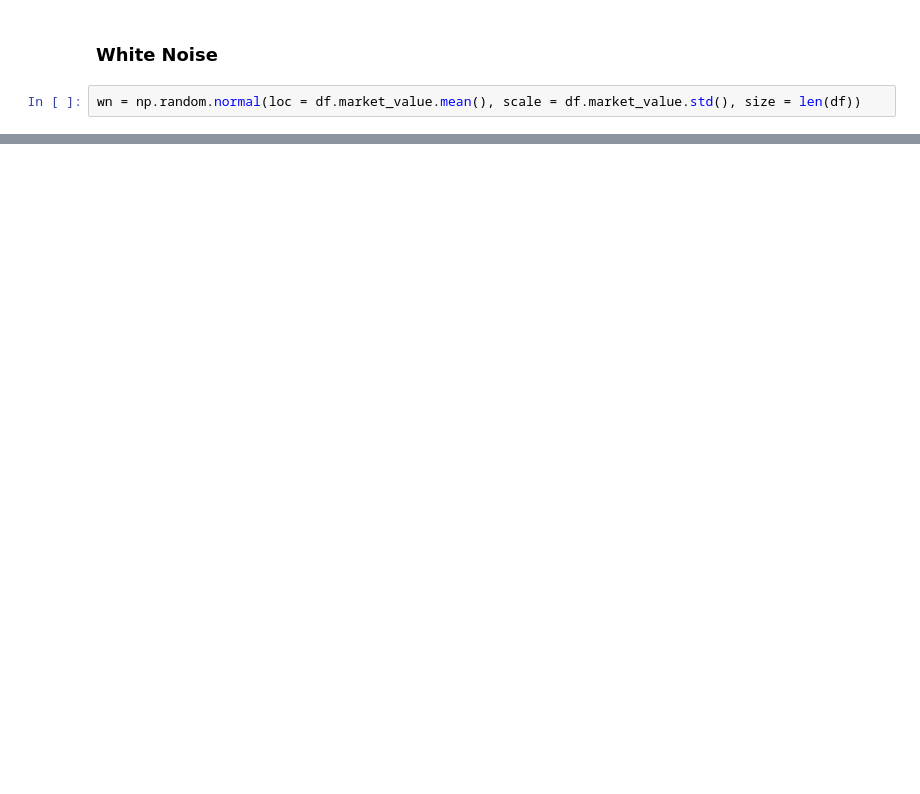
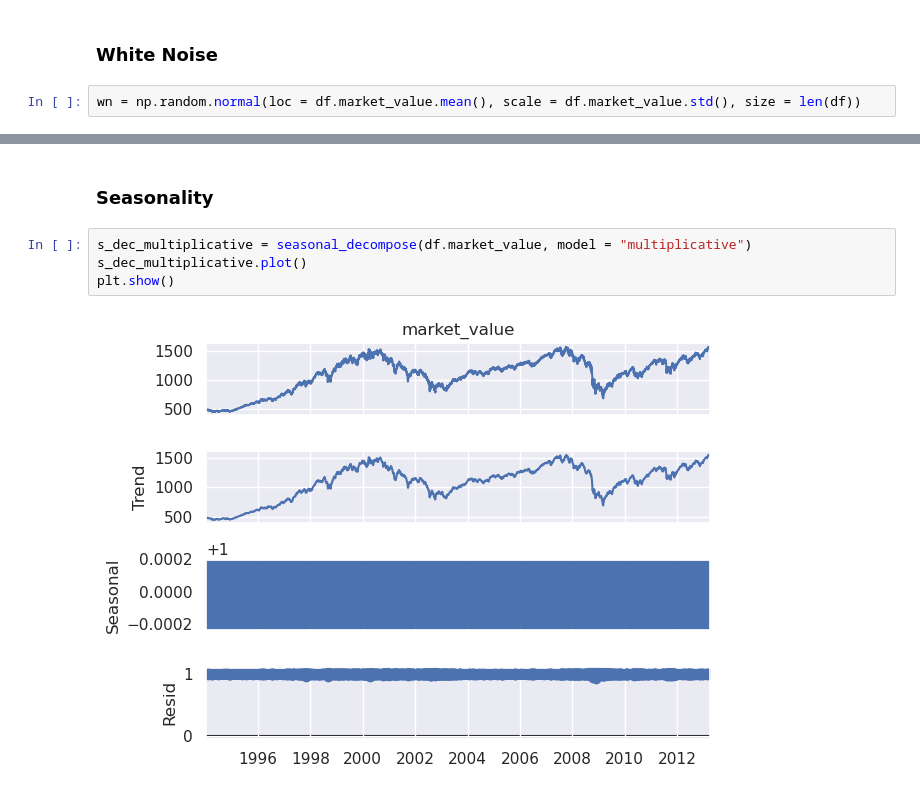
Before and after one commit to Michal-Radomski/Udemy-ML-and-DS-courses, a Jupyter notebook: 11_Time-Series/03_time-series.ipynb, the cells around one changed output, grey strips where cells are left out. Drawn from its saved outputs; the diff is of its cells as text; blank space fills up the shorter version.

```diff
--- a/11_Time-Series/03_time-series.ipynb
+++ b/11_Time-Series/03_time-series.ipynb
@@ -47,0 +132,8 @@ See the caveats in the documentation: https://pandas.pydata.org/pandas-docs/stab
+# %% [markdown]
+### Seasonality
+# %%
+s_dec_multiplicative = seasonal_decompose(df.market_value, model = "multiplicative")
+s_dec_multiplicative.plot()
+plt.show()
+# %% [output]
+[figure, added]
```
Also changed, not shown: parts of 20 cells of this notebook.
